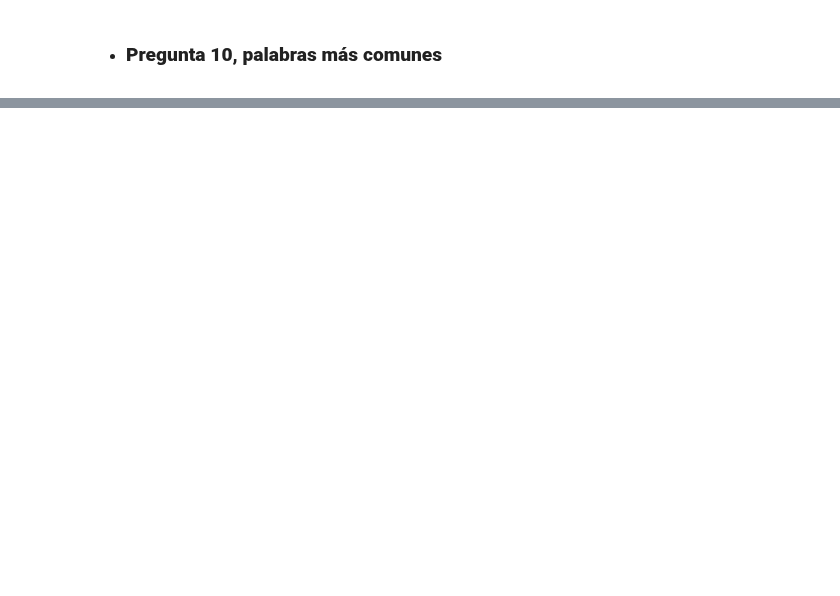
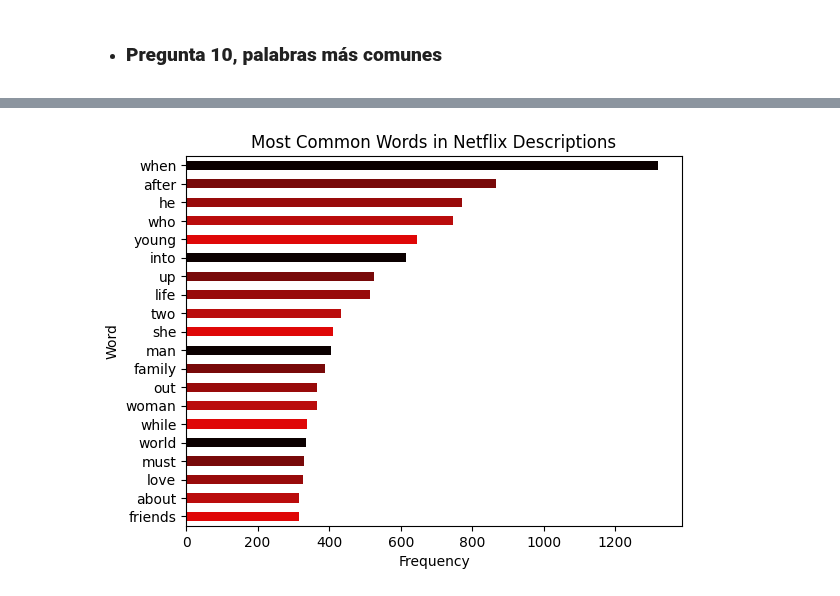
Before and after one commit to Apanizza197/AnalisisDeDatos, a Jupyter notebook: Practico2/practico_2_parte10.ipynb, the cells around one changed output, grey strips where cells are left out. Saved outputs shown, nothing was run; the diff lists cells and outputs as text; code cells hidden in the pictures; blank space fills up the shorter version.

```diff
--- a/Practico2/practico_2_parte10.ipynb
+++ b/Practico2/practico_2_parte10.ipynb
@@ -79,0 +83,11 @@ plt.show()
+# %%
+
+desc_words_red = desc_words.head(20)
+desc_words_red = desc_words_red.sort_values(ascending=True)
+desc_words_red.plot(kind='barh', color=colours[1:])
+plt.title('Most Common Words in Netflix Descriptions')
+plt.xlabel('Frequency')
+plt.ylabel('Word')
+plt.show()
+# %% [output]
+[figure, added]
```
Also changed, not shown: parts of 5 cells of this notebook, 1 other file.
